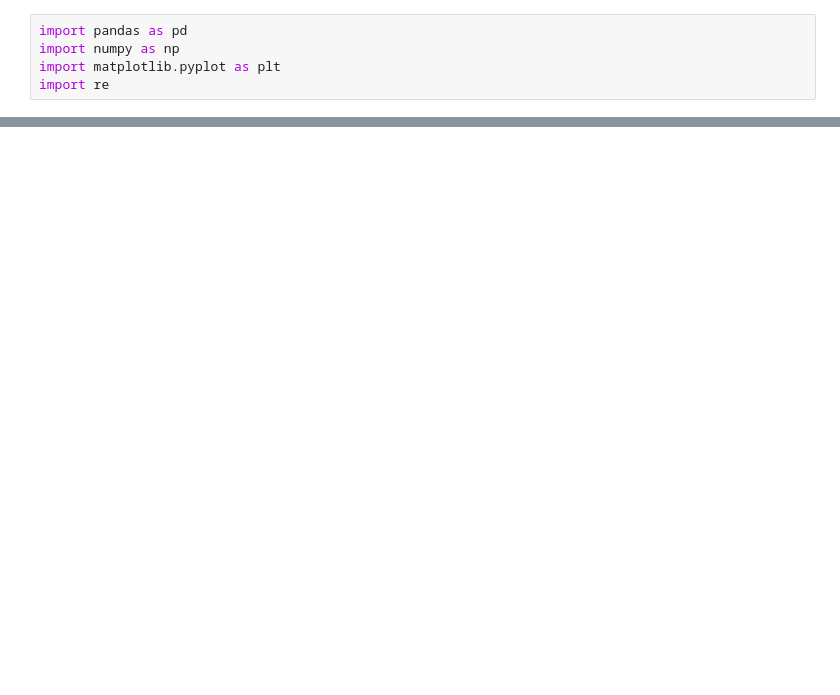
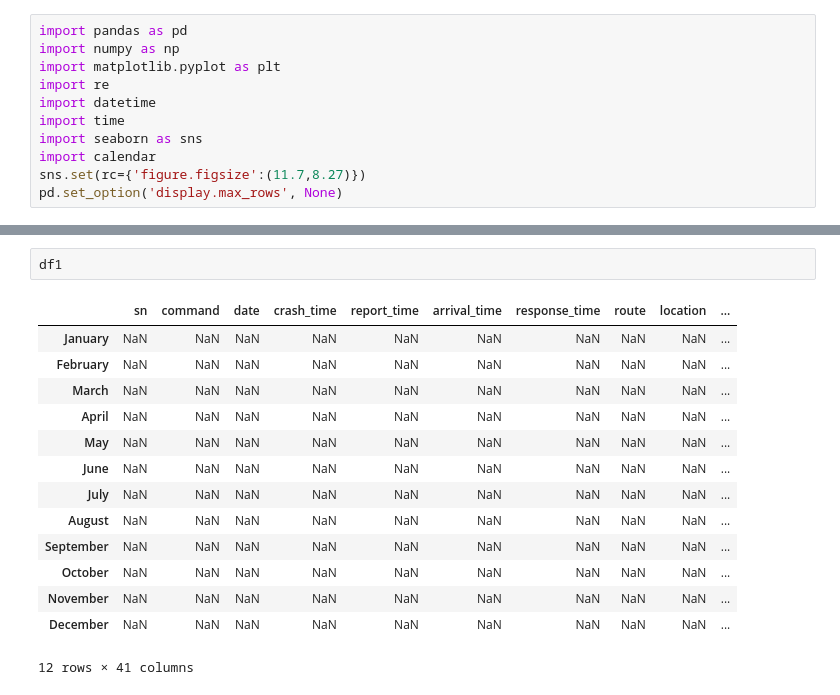
Before and after one commit to BayoOlawumi/AccidentPredictor, a Jupyter notebook: eda.ipynb, the cells around one changed output, grey strips where cells are left out. Cells and saved outputs as stored; diff of their text form; blank space fills up the shorter version.

```diff
--- a/eda.ipynb
+++ b/eda.ipynb
@@ -3,3 +3,9 @@ import pandas as pd
 import numpy as np
 import matplotlib.pyplot as plt
 import re
+import datetime
+import time
+import seaborn as sns
+import calendar
+sns.set(rc={'figure.figsize':(11.7,8.27)})
+pd.set_option('display.max_rows', None)
@@ -84,0 +93,17 @@ total_df
+# %%
+df1
+# %% [output]
+|  | sn | command | date | crash_time | report_time | arrival_time | response_time | route | location | ... |
+| January | NaN | NaN | NaN | NaN | NaN | NaN | NaN | NaN | NaN | ... |
+| February | NaN | NaN | NaN | NaN | NaN | NaN | NaN | NaN | NaN | ... |
+| March | NaN | NaN | NaN | NaN | NaN | NaN | NaN | NaN | NaN | ... |
+| April | NaN | NaN | NaN | NaN | NaN | NaN | NaN | NaN | NaN | ... |
+| May | NaN | NaN | NaN | NaN | NaN | NaN | NaN | NaN | NaN | ... |
+| June | NaN | NaN | NaN | NaN | NaN | NaN | NaN | NaN | NaN | ... |
+| July | NaN | NaN | NaN | NaN | NaN | NaN | NaN | NaN | NaN | ... |
+| August | NaN | NaN | NaN | NaN | NaN | NaN | NaN | NaN | NaN | ... |
+| September | NaN | NaN | NaN | NaN | NaN | NaN | NaN | NaN | NaN | ... |
+| October | NaN | NaN | NaN | NaN | NaN | NaN | NaN | NaN | NaN | ... |
+| November | NaN | NaN | NaN | NaN | NaN | NaN | NaN | NaN | NaN | ... |
+| December | NaN | NaN | NaN | NaN | NaN | NaN | NaN | NaN | NaN | ... |
+12 rows × 41 columns
```
Also changed, not shown: parts of 28 cells of this notebook, 5 other files.
